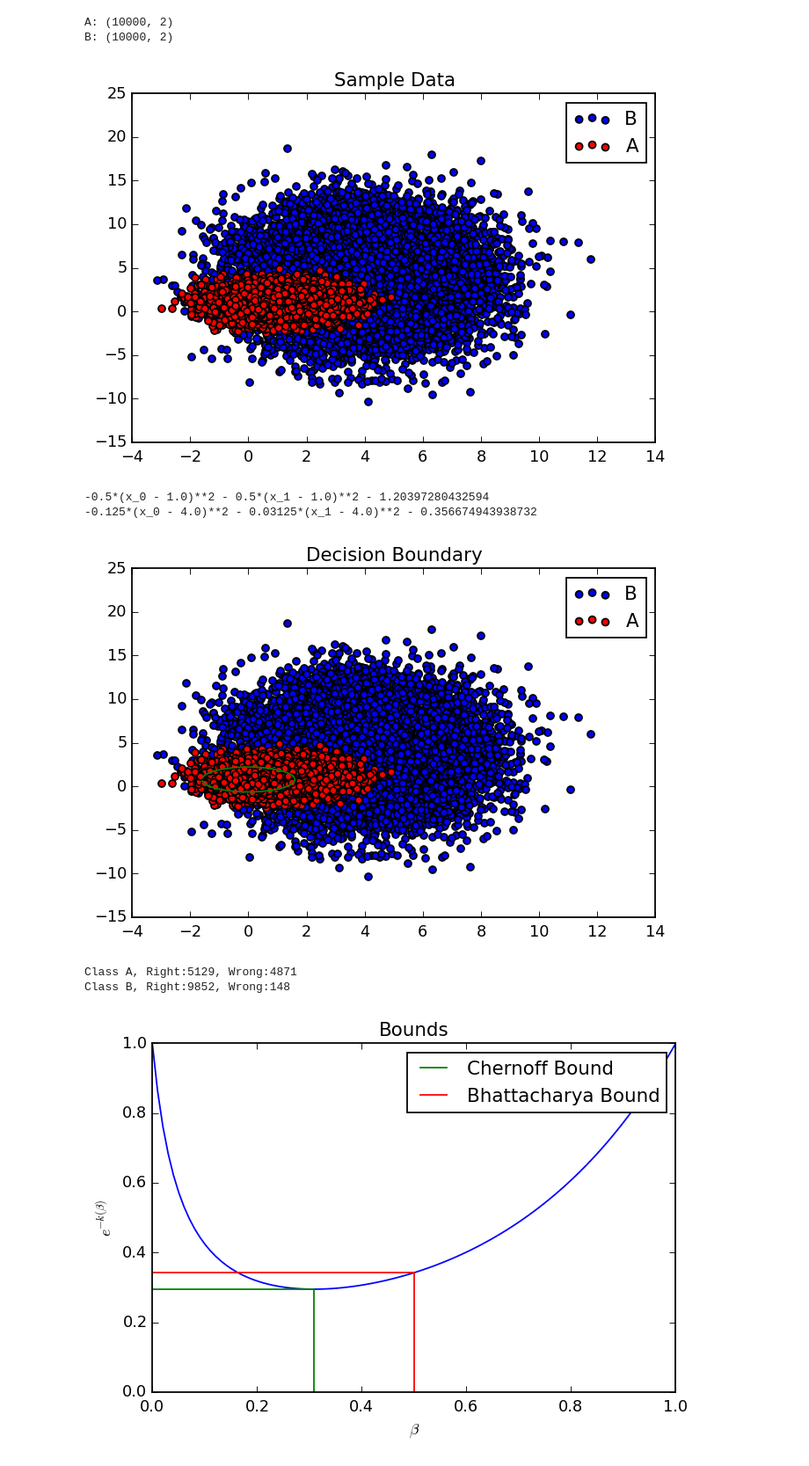
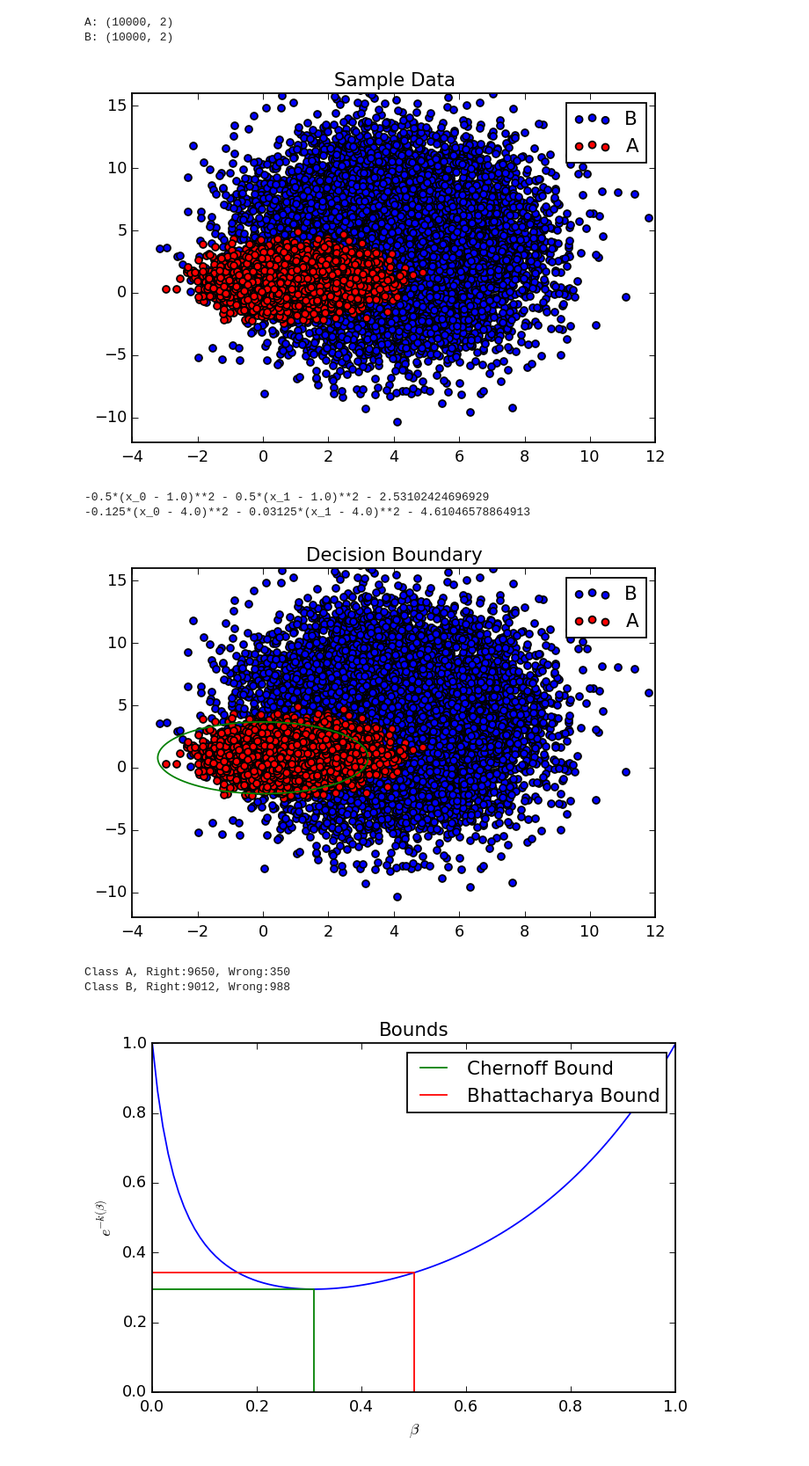
Before and after one commit to lavahot/Pattern-Recognition, a Jupyter notebook: Bayes-Classifier/testing.ipynb, the cells around one changed output. Shown at 88% size. Drawn from its saved outputs; the diff is of its cells as text; code cells hidden in the pictures.

```diff
--- a/Bayes-Classifier/testing.ipynb
+++ b/Bayes-Classifier/testing.ipynb
@@ -12,10 +12,10 @@ A_SAMPLES_FNAME = '2-1.txt'
 B_SAMPLES_FNAME = '2-2.txt'
 A_MU = [1.0, 1.0]
 A_SIGM = [1.0, 1.0]
-A_PRIOR = 0.3
+A_PRIOR = 0.5
 B_MU = [4.0, 4.0]
 B_SIGM = [math.sqrt(4.0), math.sqrt(16.0)]
-B_PRIOR = 0.7
+B_PRIOR = 0.5
 # %%
 # Distribution
 class Distribution:
@@ -35,7 +35,7 @@ class Distribution:
     def getLogProb(self, val):
         logProb = math.log(self.prior)
         for i in range(self.dims):
-            logProb += -(val[i] - self.mu[i])**2 / (2 * self.sigm[i]**2)
+            logProb += -(val[i] - self.mu[i])**2 / (2 * self.sigm[i]**2) + math.log(1/(self.sigm[i]*math.sqrt(2*math.pi)))
         return logProb
     def getLogProbFormula(self):
         X = []
@@ -44,7 +44,7 @@ class Distribution:
             X.append(sympy.Symbol('x_'+str(i)))
         for i in range(self.dims):
             x = X[i]
-            formula = formula - ((x - self.mu[i])**2 / (2 * self.sigm[i]**2))
+            formula = formula - ((x - self.mu[i])**2 / (2 * self.sigm[i]**2)) + math.log(1/(self.sigm[i]*math.sqrt(2*math.pi)))
         return formula
     def __str__(self):
         return 'mu={mu}, sigm={sigm}, prior={prior}'.format(mu=self.mu,
@@ -97,31 +97,35 @@ print('B:', B_samples.shape)
 pyplot.scatter(B_samples[:,0], B_samples[:, 1], c='b', label='B')
 pyplot.scatter(A_samples[:,0], A_samples[:, 1], c='r', label='A')
 # Other
+pyplot.xlim([-4, 12])
+pyplot.ylim([-12, 16])
 pyplot.legend()
 pyplot.title('Sample Data')
 pyplot.show()
 # %% [output]
 A: (10000, 2)
 B: (10000, 2)
-[figure, old version]
+[figure, new version]
 # %%
-linspace = np.linspace(-6, 10, 1000)
+linspace = np.linspace(-4, 12, 5000)
 bounds = getBounds(A, B, linspace)
 print(A.getLogProbFormula())
 print(B.getLogProbFormula())
 # %% [output]
--0.5*(x_0 - 1.0)**2 - 0.5*(x_1 - 1.0)**2 - 1.20397280432594
--0.125*(x_0 - 4.0)**2 - 0.03125*(x_1 - 4.0)**2 - 0.356674943938732
+-0.5*(x_0 - 1.0)**2 - 0.5*(x_1 - 1.0)**2 - 2.53102424696929
+-0.125*(x_0 - 4.0)**2 - 0.03125*(x_1 - 4.0)**2 - 4.61046578864913
 # %%
 pyplot.scatter(B_samples[:, 0], B_samples[:, 1], c='b', label='B')
 pyplot.scatter(A_samples[:, 0], A_samples[:, 1], c='r', label='A')
 for bound in bounds:
     pyplot.plot(bound[0], bound[1], c='g')
+pyplot.xlim([-4, 12])
+pyplot.ylim([-12, 16])
 pyplot.title('Decision Boundary')
 pyplot.legend()
 pyplot.show()
 # %% [output]
-[figure, old version]
+[figure, new version]
 # %%
 # Test A
 right = 0
@@ -144,8 +148,8 @@ for b in B_samples:
         wrong += 1
 print('Class {c}, Right:{r}, Wrong:{w}'.format(c='B', r=right, w=wrong))
 # %% [output]
-Class A, Right:5129, Wrong:4871
-Class B, Right:9852, Wrong:148
+Class A, Right:9650, Wrong:350
+Class B, Right:9012, Wrong:988
 # %%
 mu1 = np.array([[A_MU[0]], [A_MU[1]]])
 mu2 = np.array([[B_MU[0]], [B_MU[1]]])
```
Also changed, not shown: parts of 2 cells of this notebook.
